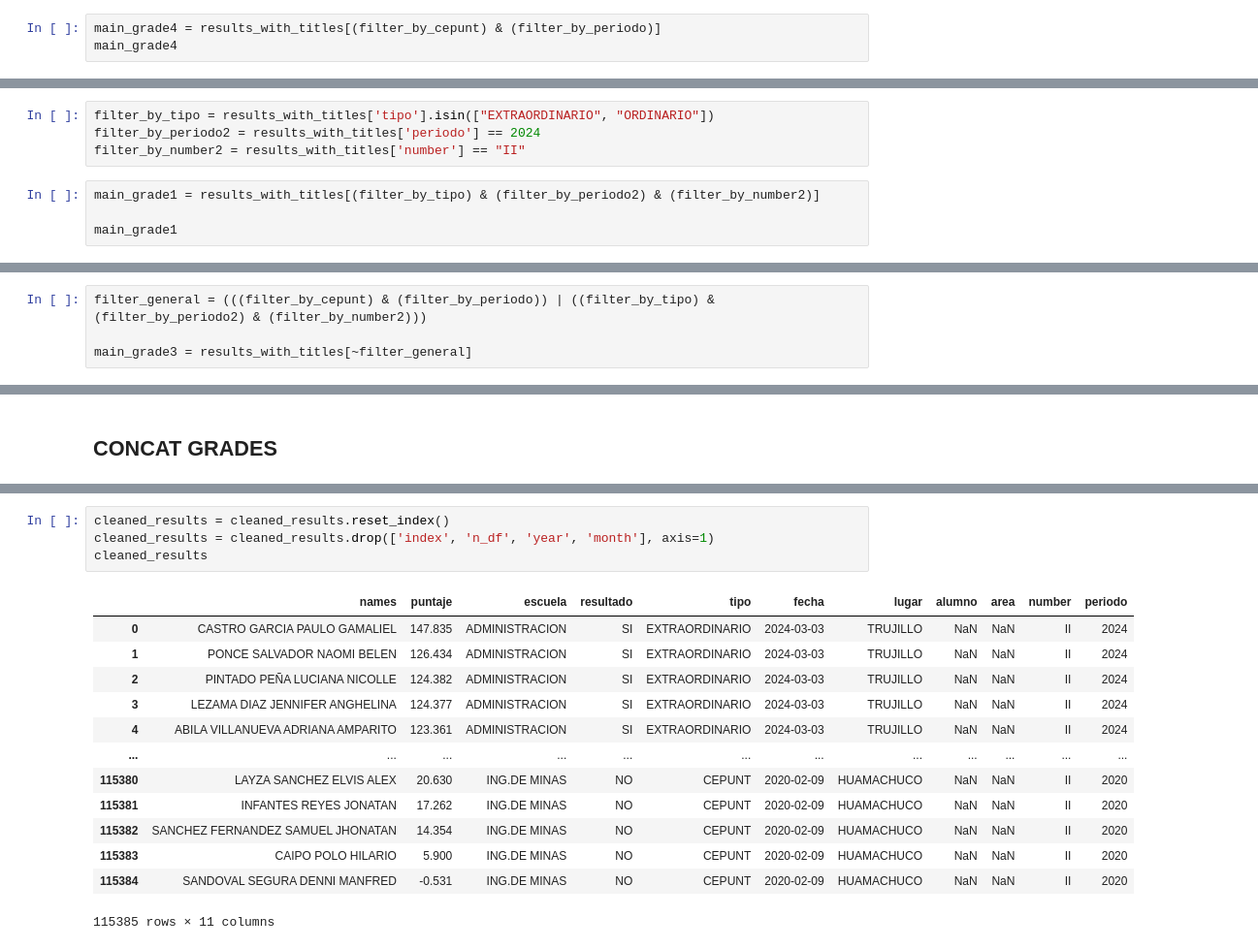
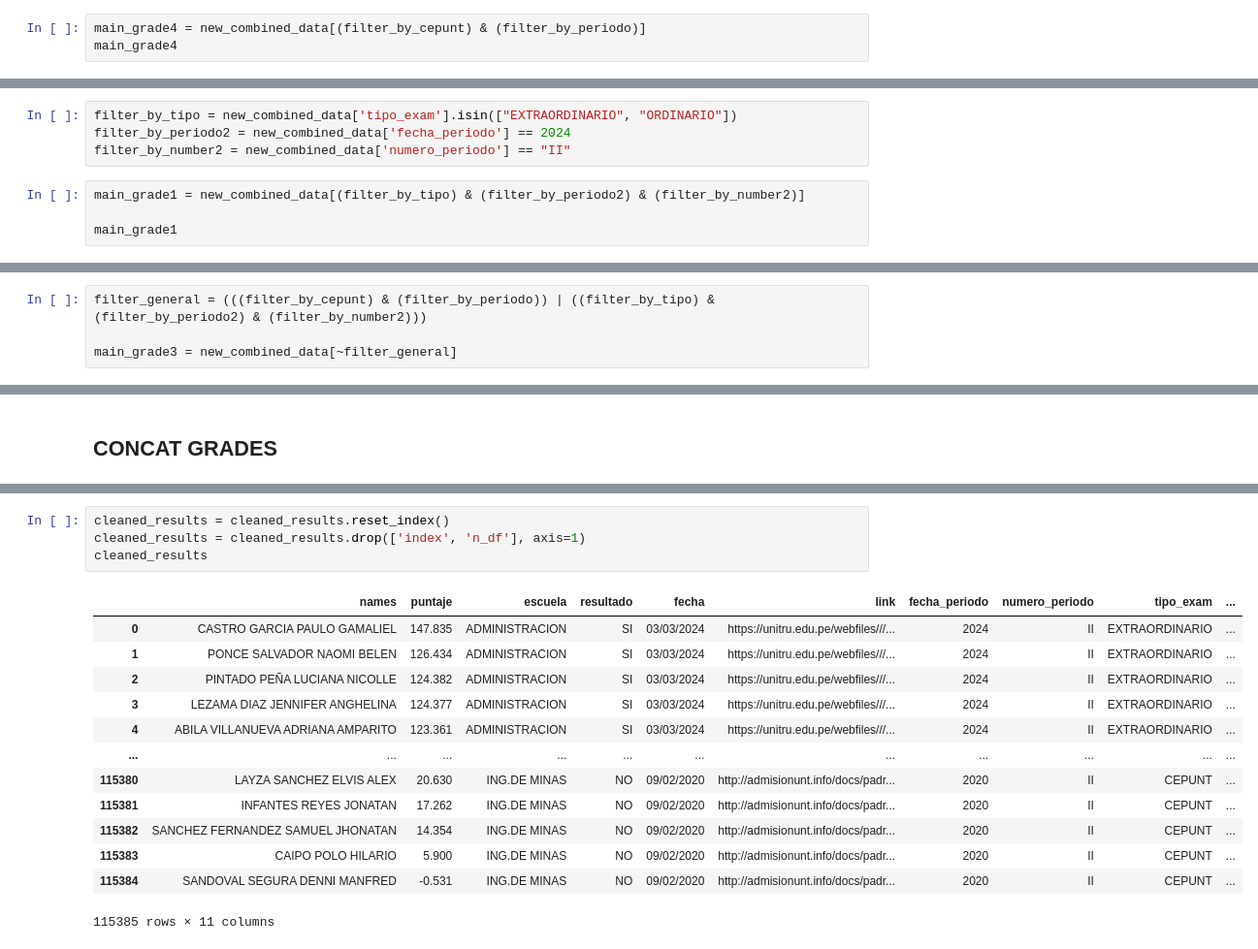
Before and after one commit to jmc012023/resultados-admision, a Jupyter notebook: clean_data/transform_body.ipynb, the cells around one changed output, grey strips where cells are left out. Shown at 97% size. Saved outputs shown, nothing was run; the diff lists cells and outputs as text.

```diff
--- a/clean_data/transform_body.ipynb
+++ b/clean_data/transform_body.ipynb
@@ -1202,4 +703,4 @@ filter_by_periodo = results_with_titles['periodo'].isin([2019, 2020])
 # %%
-main_grade4 = results_with_titles[(filter_by_cepunt) & (filter_by_periodo)]
+main_grade4 = new_combined_data[(filter_by_cepunt) & (filter_by_periodo)]
 main_grade4
 # %% [output]
@@ -1240,11 +741,11 @@ main_grade4
 # %% [markdown]
 ## MAIN GRADES ARE FOUND IN R1 COLUMN
 # %%
-filter_by_tipo = results_with_titles['tipo'].isin(["EXTRAORDINARIO", "ORDINARIO"])
-filter_by_periodo2 = results_with_titles['periodo'] == 2024
-filter_by_number2 = results_with_titles['number'] == "II"
+filter_by_tipo = new_combined_data['tipo_exam'].isin(["EXTRAORDINARIO", "ORDINARIO"])
+filter_by_periodo2 = new_combined_data['fecha_periodo'] == 2024
+filter_by_number2 = new_combined_data['numero_periodo'] == "II"
 # %%
-main_grade1 = results_with_titles[(filter_by_tipo) & (filter_by_periodo2) & (filter_by_number2)]
+main_grade1 = new_combined_data[(filter_by_tipo) & (filter_by_periodo2) & (filter_by_number2)]
 
 main_grade1
 # %% [output]
@@ -1286,7 +787,7 @@ main_grade1
 # %%
 filter_general = (((filter_by_cepunt) & (filter_by_periodo)) | ((filter_by_tipo) & (filter_by_periodo2) & (filter_by_number2)))
 
-main_grade3 = results_with_titles[~filter_general]
+main_grade3 = new_combined_data[~filter_general]
 # %%
 # execute only one time
 main_grade3 = main_grade3.drop(['r1', 'r2', 'r4', 'r5'], axis=1)
@@ -1334,18 +835,18 @@ cleaned_results
 # %%
 cleaned_results = cleaned_results.reset_index()
-cleaned_results = cleaned_results.drop(['index', 'n_df', 'year', 'month'], axis=1)
+cleaned_results = cleaned_results.drop(['index', 'n_df'], axis=1)
 cleaned_results
 # %% [output]
-|  | names | puntaje | escuela | resultado | tipo | fecha | lugar | alumno | area | number | periodo |
-| 0 | CASTRO GARCIA PAULO GAMALIEL | 147.835 | ADMINISTRACION | SI | EXTRAORDINARIO | 2024-03-03 | TRUJILLO | NaN | NaN | II | 2024 |
-| 1 | PONCE SALVADOR NAOMI BELEN | 126.434 | ADMINISTRACION | SI | EXTRAORDINARIO | 2024-03-03 | TRUJILLO | NaN | NaN | II | 2024 |
-| 2 | PINTADO PEÑA LUCIANA NICOLLE | 124.382 | ADMINISTRACION | SI | EXTRAORDINARIO | 2024-03-03 | TRUJILLO | NaN | NaN | II | 2024 |
-| 3 | LEZAMA DIAZ JENNIFER ANGHELINA | 124.377 | ADMINISTRACION | SI | EXTRAORDINARIO | 2024-03-03 | TRUJILLO | NaN | NaN | II | 2024 |
-| 4 | ABILA VILLANUEVA ADRIANA AMPARITO | 123.361 | ADMINISTRACION | SI | EXTRAORDINARIO | 2024-03-03 | TRUJILLO | NaN | NaN | II | 2024 |
-| ... | ... | ... | ... | ... | ... | ... | ... | ... | ... | ... | ... |
-| 115380 | LAYZA SANCHEZ ELVIS ALEX | 20.630 | ING.DE MINAS | NO | CEPUNT | 2020-02-09 | HUAMACHUCO | NaN | NaN | II | 2020 |
-| 115381 | INFANTES REYES JONATAN | 17.262 | ING.DE MINAS | NO | CEPUNT | 2020-02-09 | HUAMACHUCO | NaN | NaN | II | 2020 |
-| 115382 | SANCHEZ FERNANDEZ SAMUEL JHONATAN | 14.354 | ING.DE MINAS | NO | CEPUNT | 2020-02-09 | HUAMACHUCO | NaN | NaN | II | 2020 |
-| 115383 | CAIPO POLO HILARIO | 5.900 | ING.DE MINAS | NO | CEPUNT | 2020-02-09 | HUAMACHUCO | NaN | NaN | II | 2020 |
-| 115384 | SANDOVAL SEGURA DENNI MANFRED | -0.531 | ING.DE MINAS | NO | CEPUNT | 2020-02-09 | HUAMACHUCO | NaN | NaN | II | 2020 |
+|  | names | puntaje | escuela | resultado | fecha | link | fecha_periodo | numero_periodo | tipo_exam | ... |
+| 0 | CASTRO GARCIA PAULO GAMALIEL | 147.835 | ADMINISTRACION | SI | 03/03/2024 | https://unitru.edu.pe/webfiles///... | 2024 | II | EXTRAORDINARIO | ... |
+| 1 | PONCE SALVADOR NAOMI BELEN | 126.434 | ADMINISTRACION | SI | 03/03/2024 | https://unitru.edu.pe/webfiles///... | 2024 | II | EXTRAORDINARIO | ... |
+| 2 | PINTADO PEÑA LUCIANA NICOLLE | 124.382 | ADMINISTRACION | SI | 03/03/2024 | https://unitru.edu.pe/webfiles///... | 2024 | II | EXTRAORDINARIO | ... |
+| 3 | LEZAMA DIAZ JENNIFER ANGHELINA | 124.377 | ADMINISTRACION | SI | 03/03/2024 | https://unitru.edu.pe/webfiles///... | 2024 | II | EXTRAORDINARIO | ... |
+| 4 | ABILA VILLANUEVA ADRIANA AMPARITO | 123.361 | ADMINISTRACION | SI | 03/03/2024 | https://unitru.edu.pe/webfiles///... | 2024 | II | EXTRAORDINARIO | ... |
+| ... | ... | ... | ... | ... | ... | ... | ... | ... | ... | ... |
+| 115380 | LAYZA SANCHEZ ELVIS ALEX | 20.630 | ING.DE MINAS | NO | 09/02/2020 | http://admisionunt.info/docs/padr... | 2020 | II | CEPUNT | ... |
+| 115381 | INFANTES REYES JONATAN | 17.262 | ING.DE MINAS | NO | 09/02/2020 | http://admisionunt.info/docs/padr... | 2020 | II | CEPUNT | ... |
+| 115382 | SANCHEZ FERNANDEZ SAMUEL JHONATAN | 14.354 | ING.DE MINAS | NO | 09/02/2020 | http://admisionunt.info/docs/padr... | 2020 | II | CEPUNT | ... |
+| 115383 | CAIPO POLO HILARIO | 5.900 | ING.DE MINAS | NO | 09/02/2020 | http://admisionunt.info/docs/padr... | 2020 | II | CEPUNT | ... |
+| 115384 | SANDOVAL SEGURA DENNI MANFRED | -0.531 | ING.DE MINAS | NO | 09/02/2020 | http://admisionunt.info/docs/padr... | 2020 | II | CEPUNT | ... |
 115385 rows × 11 columns
```
Also changed, not shown: parts of 77 cells of this notebook, 3 other files.
